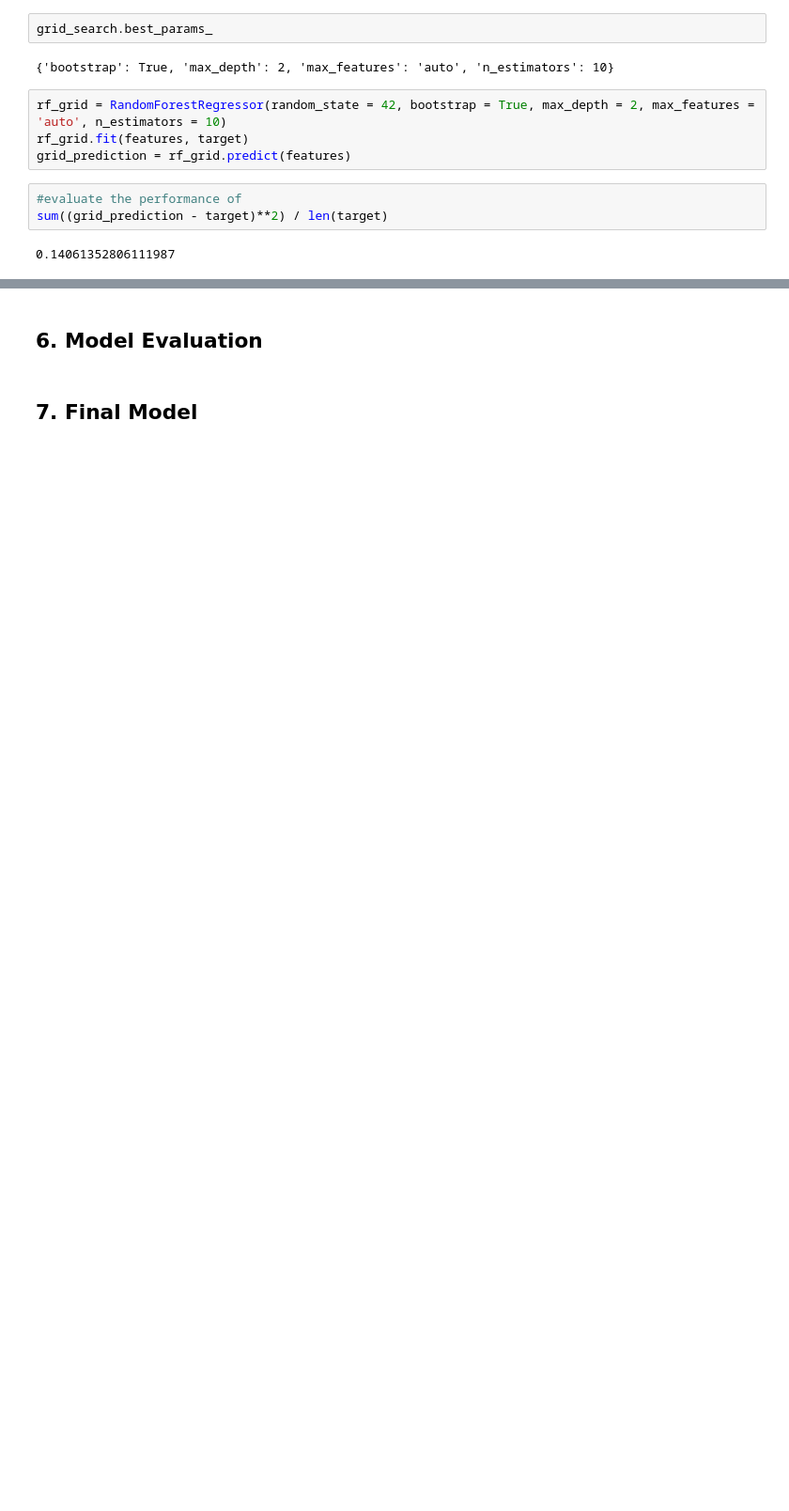
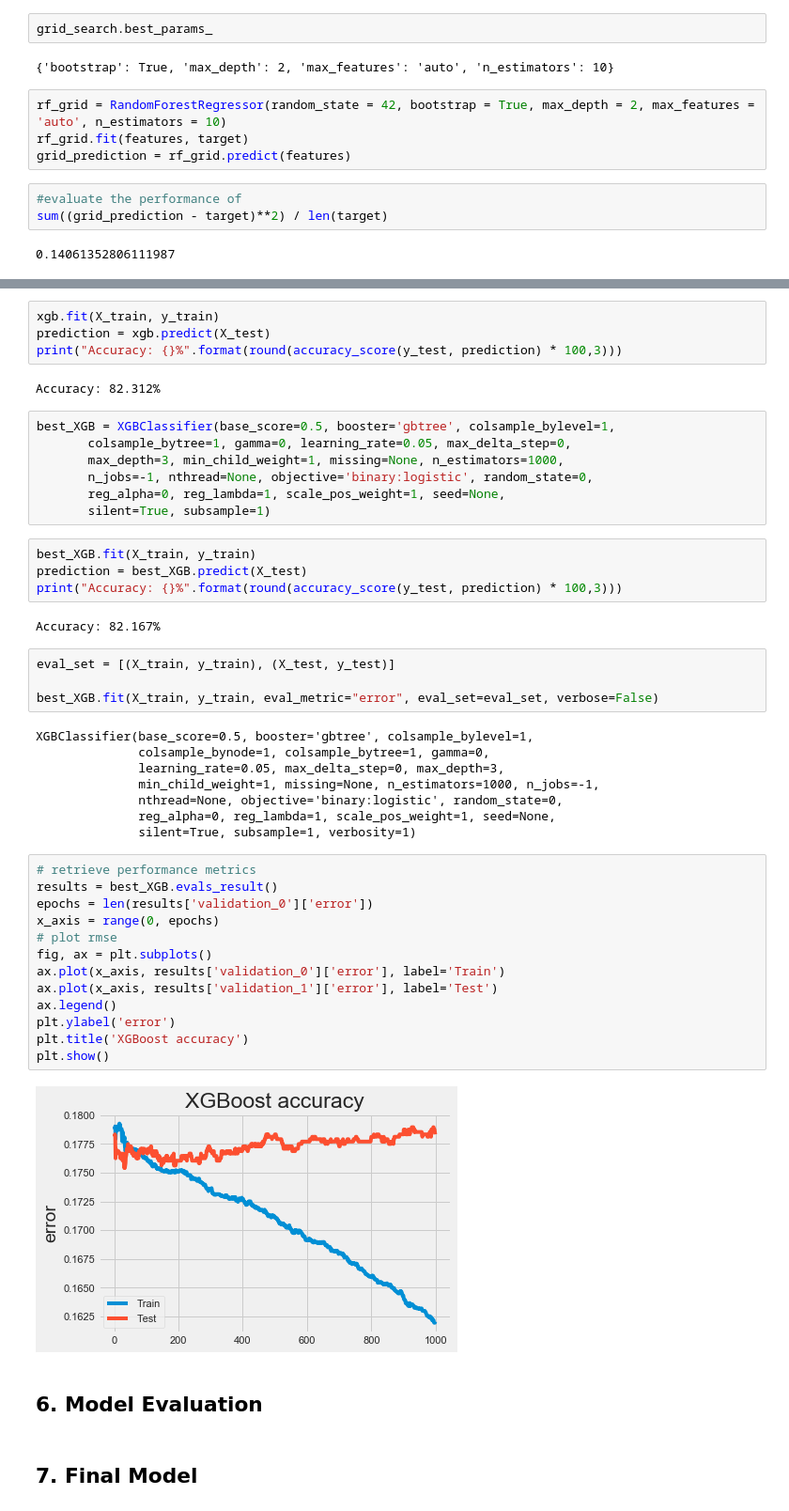
Before and after one commit to bryandps/module3_bakeoff, a Jupyter notebook: classification-assessment-updated.ipynb, the cells around one changed output, grey strips where cells are left out. Shown at 94% size. Cells and saved outputs as stored; diff of their text form; blank space fills up the shorter version.

```diff
--- a/classification-assessment-updated.ipynb
+++ b/classification-assessment-updated.ipynb
@@ -1324,3 +1362,49 @@ sum((grid_prediction - target)**2) / len(target)
+# %%
+xgb.fit(X_train, y_train)
+prediction = xgb.predict(X_test)
+print("Accuracy: {}%".format(round(accuracy_score(y_test, prediction) * 100,3)))
+# %% [output]
+Accuracy: 82.312%
+# %%
+best_XGB = XGBClassifier(base_score=0.5, booster='gbtree', colsample_bylevel=1,
+       colsample_bytree=1, gamma=0, learning_rate=0.05, max_delta_step=0,
+       max_depth=3, min_child_weight=1, missing=None, n_estimators=1000,
+       n_jobs=-1, nthread=None, objective='binary:logistic', random_state=0,
+       reg_alpha=0, reg_lambda=1, scale_pos_weight=1, seed=None,
+       silent=True, subsample=1)
+# %%
+best_XGB.fit(X_train, y_train)
+prediction = best_XGB.predict(X_test)
+print("Accuracy: {}%".format(round(accuracy_score(y_test, prediction) * 100,3)))
+# %% [output]
+Accuracy: 82.167%
+# %%
+eval_set = [(X_train, y_train), (X_test, y_test)]
+
+best_XGB.fit(X_train, y_train, eval_metric="error", eval_set=eval_set, verbose=False)
+# %% [output]
+XGBClassifier(base_score=0.5, booster='gbtree', colsample_bylevel=1,
+              colsample_bynode=1, colsample_bytree=1, gamma=0,
+              learning_rate=0.05, max_delta_step=0, max_depth=3,
+              min_child_weight=1, missing=None, n_estimators=1000, n_jobs=-1,
+              nthread=None, objective='binary:logistic', random_state=0,
+              reg_alpha=0, reg_lambda=1, scale_pos_weight=1, seed=None,
+              silent=True, subsample=1, verbosity=1)
+# %%
+# retrieve performance metrics
+results = best_XGB.evals_result()
+epochs = len(results['validation_0']['error'])
+x_axis = range(0, epochs)
+# plot rmse
+fig, ax = plt.subplots()
+ax.plot(x_axis, results['validation_0']['error'], label='Train')
+ax.plot(x_axis, results['validation_1']['error'], label='Test')
+ax.legend()
+plt.ylabel('error')
+plt.title('XGBoost accuracy')
+plt.show()
+# %% [output]
+[figure, added]
 # %% [markdown]
 ## 6. Model Evaluation
 # %% [markdown]
```
Also changed, not shown: parts of 15 cells of this notebook.
